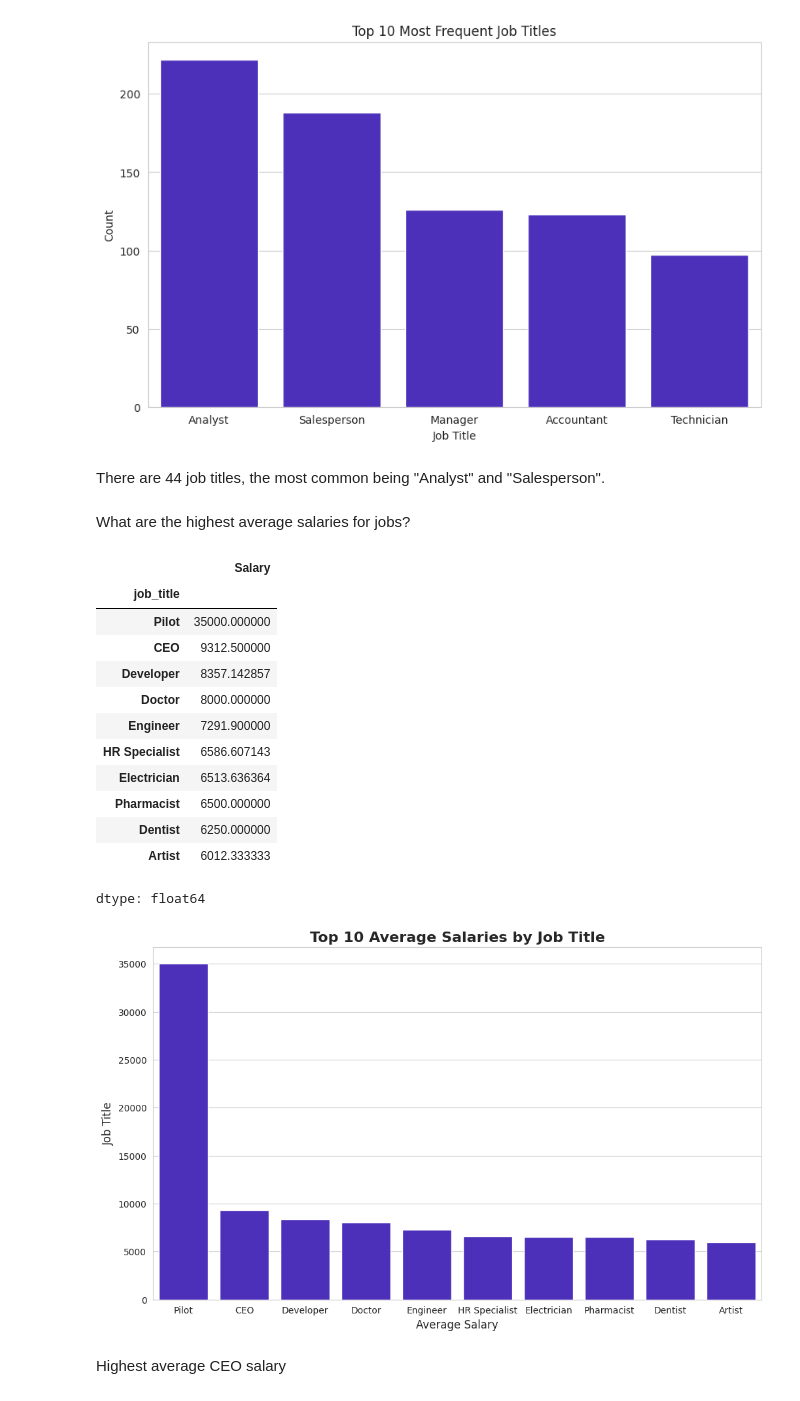
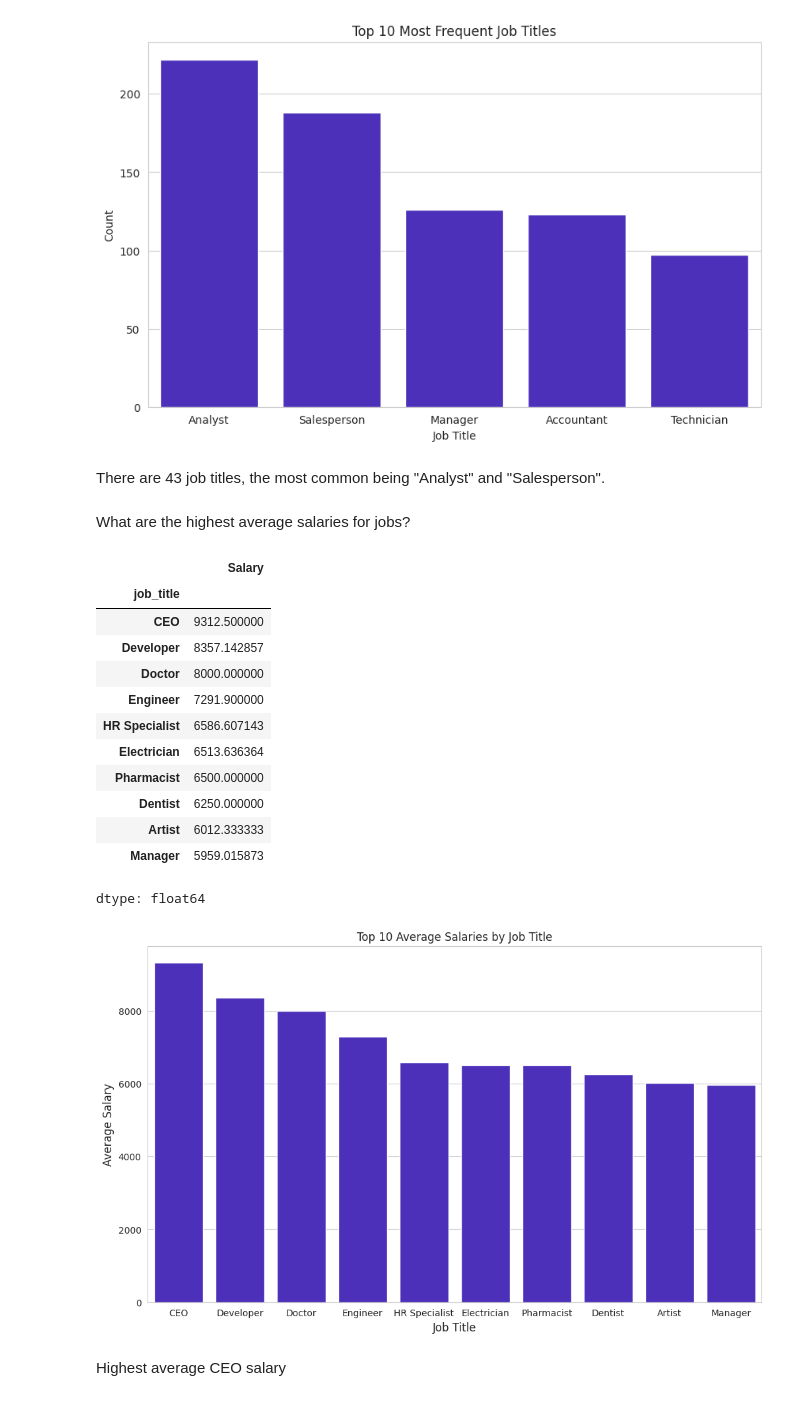
Before and after one commit to alkhurayjah/Unit3_Project, a Jupyter notebook: EDA_project.ipynb, the cells around one changed output. Saved outputs shown, nothing was run; the diff lists cells and outputs as text; code cells hidden in the pictures.

```diff
--- a/EDA_project.ipynb
+++ b/EDA_project.ipynb
@@ -151,0 +194,4 @@ df['day'] = df['job_date'].dt.day
+# %%
+df = df[df['job_title'] != 'Pilot']
+
+print(f"Rows after filtering Pilot: {len(df)}")
@@ -152,3 +200,5 @@ df['day'] = df['job_date'].dt.day
+# %%
+df.drop(columns=["city"], inplace=True)
 # %% [markdown]
 
 
@@ -184,7 +234,7 @@ plt.show()
 # %% [output]
 [figure]
 # %% [markdown]
-There are 44 job titles, the most common being "Analyst" and "Salesperson".
+There are 43 job titles, the most common being "Analyst" and "Salesperson".
 # %% [markdown]
 What are the highest average salaries for jobs?
 # %%
@@ -193,7 +243,6 @@ top_salaries
 # %% [output]
 |  | Salary |
 | job_title |  |
-| Pilot | 35000.000000 |
 | CEO | 9312.500000 |
 | Developer | 8357.142857 |
 | Doctor | 8000.000000 |
@@ -203,21 +252,20 @@ top_salaries
 | Pharmacist | 6500.000000 |
 | Dentist | 6250.000000 |
 | Artist | 6012.333333 |
+| Manager | 5959.015873 |
 dtype: float64
 # %%
 plt.figure(figsize=(12, 7))
 
 ax = sns.barplot(y=top_salaries.values, x=top_salaries.index , color="#4019D1" )
 
-
-
-plt.title("Top 10 Average Salaries by Job Title", fontsize=16, fontweight='bold')
-plt.xlabel("Average Salary", fontsize=12)
-plt.ylabel("Job Title", fontsize=12)
+plt.title("Top 10 Average Salaries by Job Title")
+plt.xlabel("Job Title", fontsize=12)
+plt.ylabel("Average Salary", fontsize=12)
 
 plt.show()
 # %% [output]
-[figure, old version]
+[figure, new version]
 # %% [markdown]
 Highest average CEO salary
 # %% [markdown]
```
Also changed, not shown: parts of 6 cells of this notebook.
